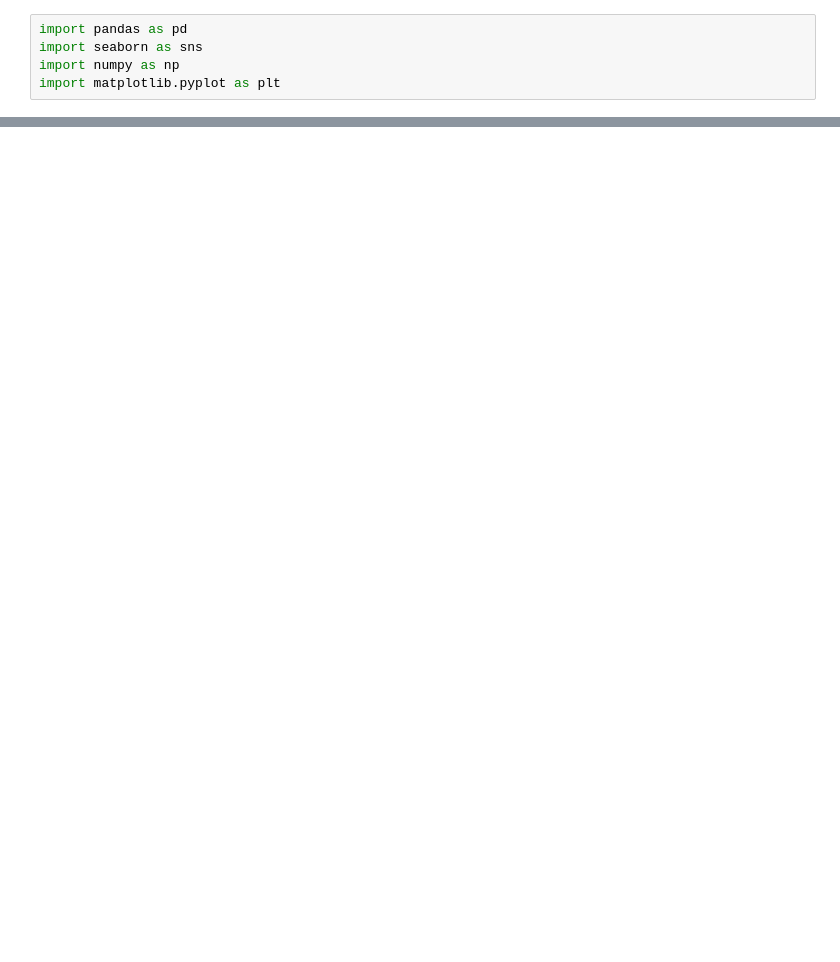
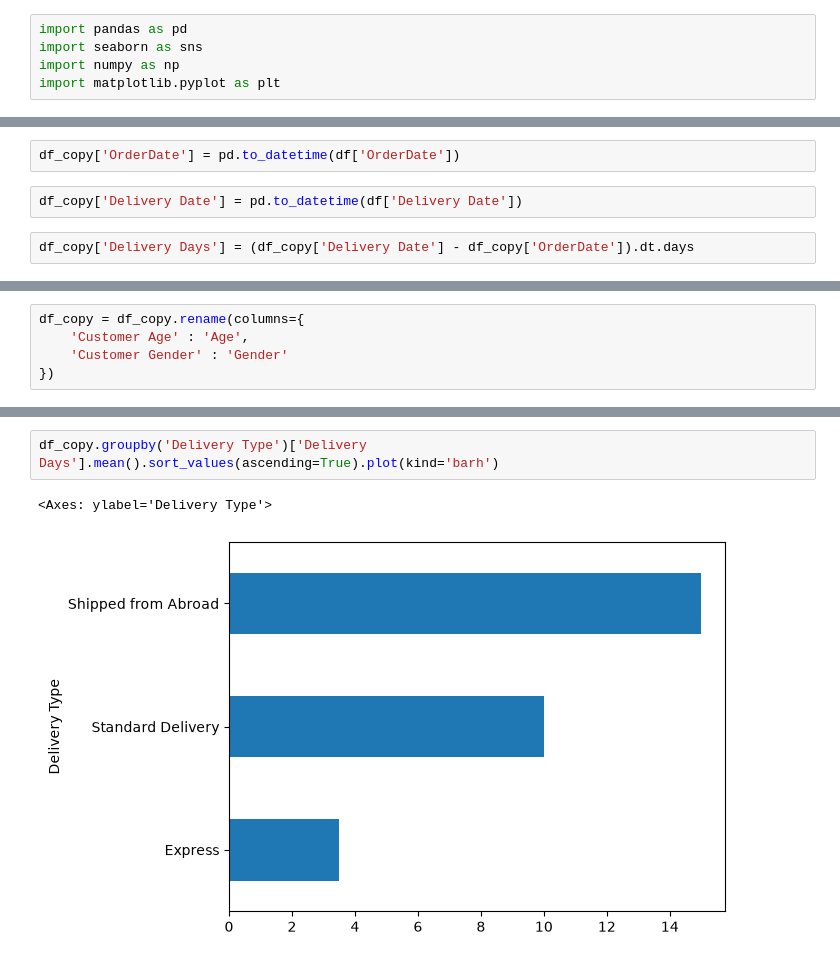
Before and after one commit to abdullahshamshad03/Flipkart-Sales-Dashboard, a Jupyter notebook: sales.ipynb, the cells around one changed output, grey strips where cells are left out. Saved outputs shown, nothing was run; the diff lists cells and outputs as text; blank space fills up the shorter version.

```diff
--- a/sales.ipynb
+++ b/sales.ipynb
@@ -14,0 +113,6 @@ ImportError: `Import openpyxl` failed.  Use pip or conda to install the openpyxl
+# %%
+df_copy['OrderDate'] = pd.to_datetime(df['OrderDate'])
+# %%
+df_copy['Delivery Date'] = pd.to_datetime(df['Delivery Date'])
+# %%
+df_copy['Delivery Days'] = (df_copy['Delivery Date'] - df_copy['OrderDate']).dt.days
@@ -14,0 +172,5 @@ ImportError: `Import openpyxl` failed.  Use pip or conda to install the openpyxl
+# %%
+df_copy = df_copy.rename(columns={
+    'Customer Age' : 'Age',
+    'Customer Gender' : 'Gender'
+})
@@ -14,0 +193,5 @@ ImportError: `Import openpyxl` failed.  Use pip or conda to install the openpyxl
+# %%
+df_copy.groupby('Delivery Type')['Delivery Days'].mean().sort_values(ascending=True).plot(kind='barh')
+# %% [output]
+<Axes: ylabel='Delivery Type'>
+[figure, added]
```
Also changed, not shown: parts of 63 cells of this notebook.
